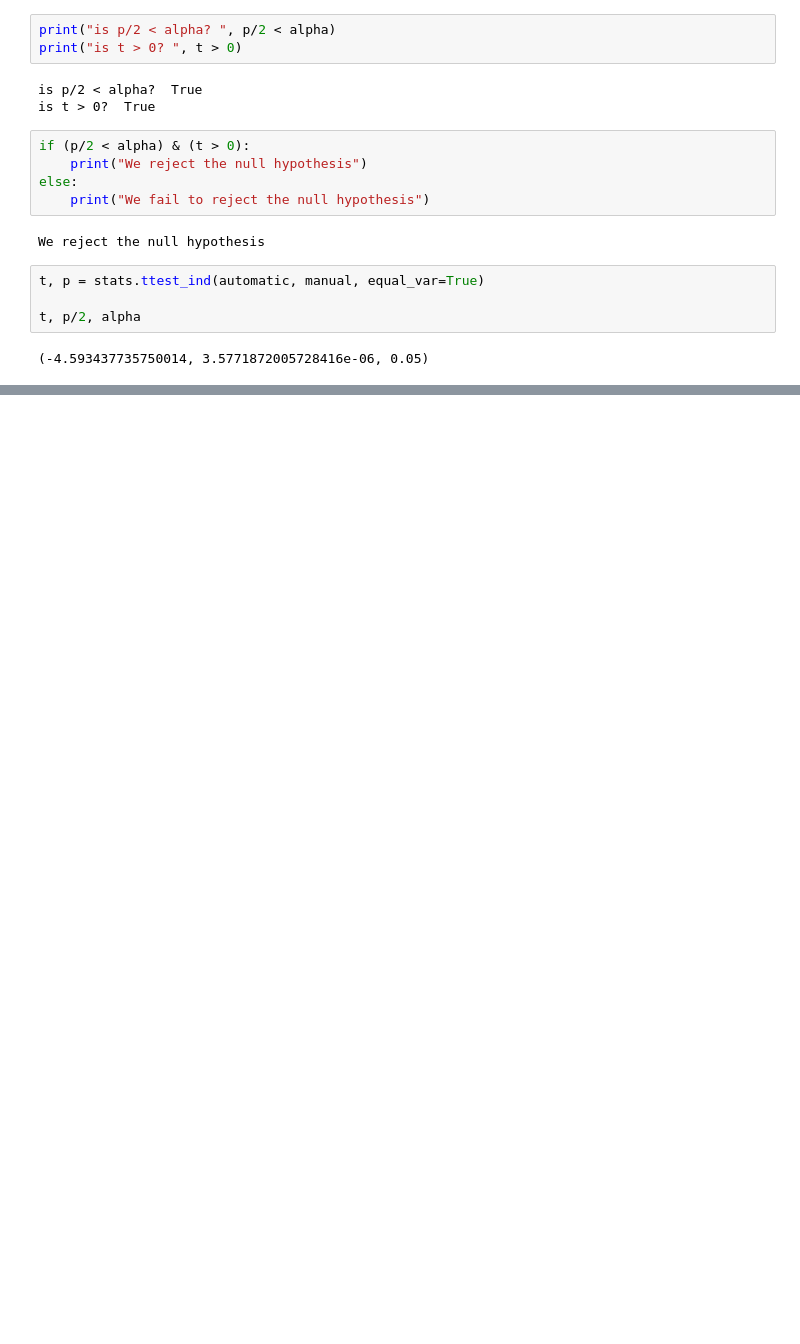
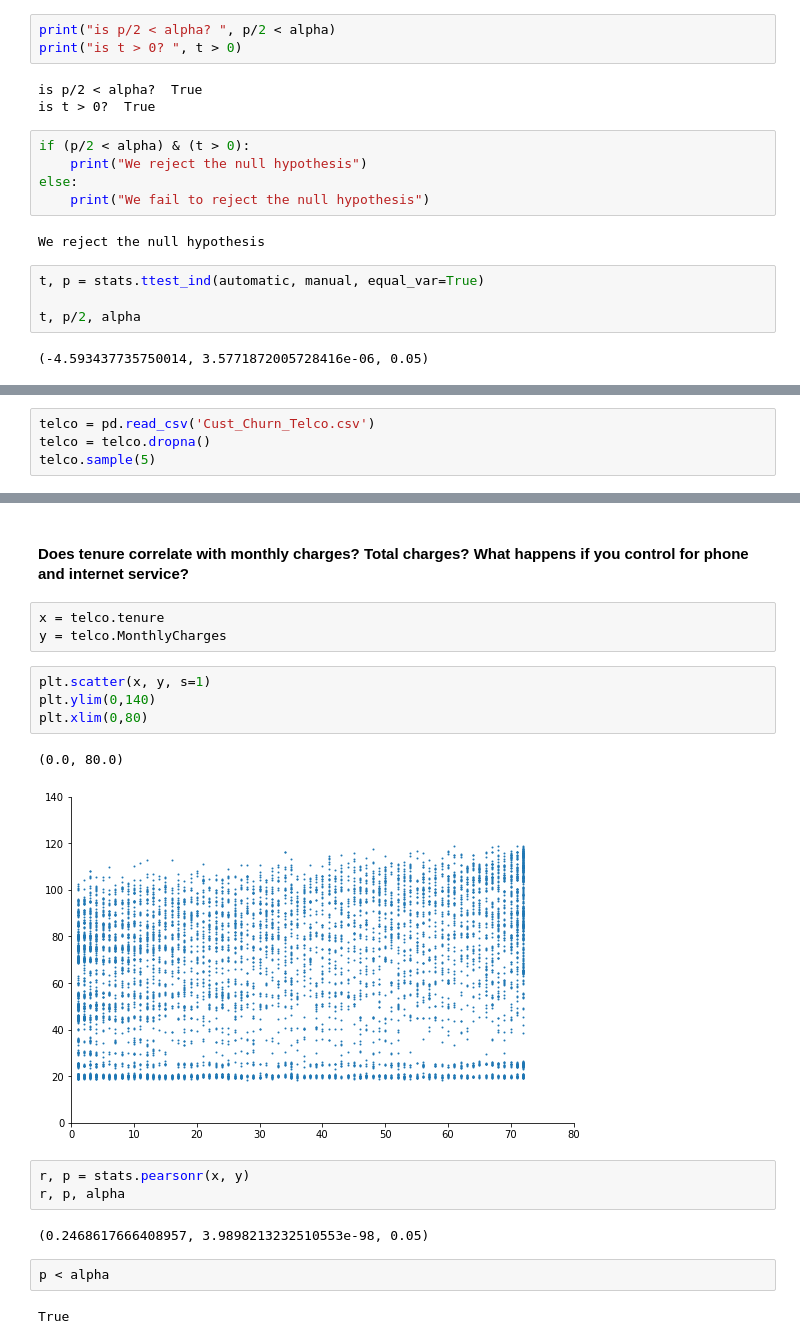
Before and after one commit to DesireeMcElroy/statistics-exercises, a Jupyter notebook: hypothesis_testing.ipynb, the cells around one changed output, grey strips where cells are left out. Cells and saved outputs as stored; diff of their text form; blank space fills up the shorter version.

```diff
--- a/hypothesis_testing.ipynb
+++ b/hypothesis_testing.ipynb
@@ -278,0 +282,4 @@ t, p/2, alpha
+# %%
+telco = pd.read_csv('Cust_Churn_Telco.csv')
+telco = telco.dropna()
+telco.sample(5)
@@ -278,0 +294,21 @@ t, p/2, alpha
+# %% [markdown]
+#### Does tenure correlate with monthly charges? Total charges? What happens if you control for phone and internet service?
+# %%
+x = telco.tenure
+y = telco.MonthlyCharges
+# %%
+plt.scatter(x, y, s=1)
+plt.ylim(0,140)
+plt.xlim(0,80)
+# %% [output]
+(0.0, 80.0)
+[figure, added]
+# %%
+r, p = stats.pearsonr(x, y)
+r, p, alpha
+# %% [output]
+(0.2468617666408957, 3.9898213232510553e-98, 0.05)
+# %%
+p < alpha
+# %% [output]
+True
```
Also changed, not shown: parts of 44 cells of this notebook.
